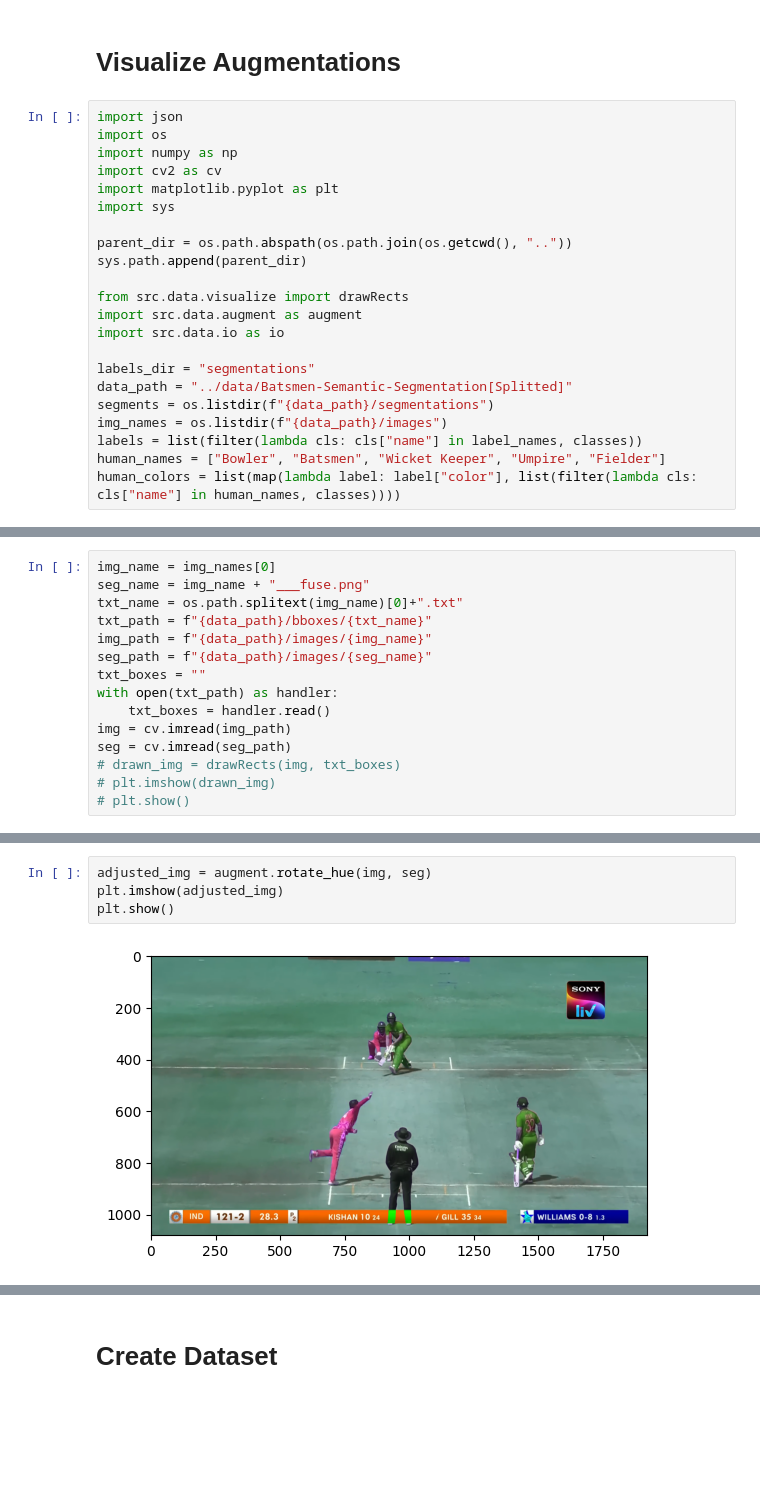
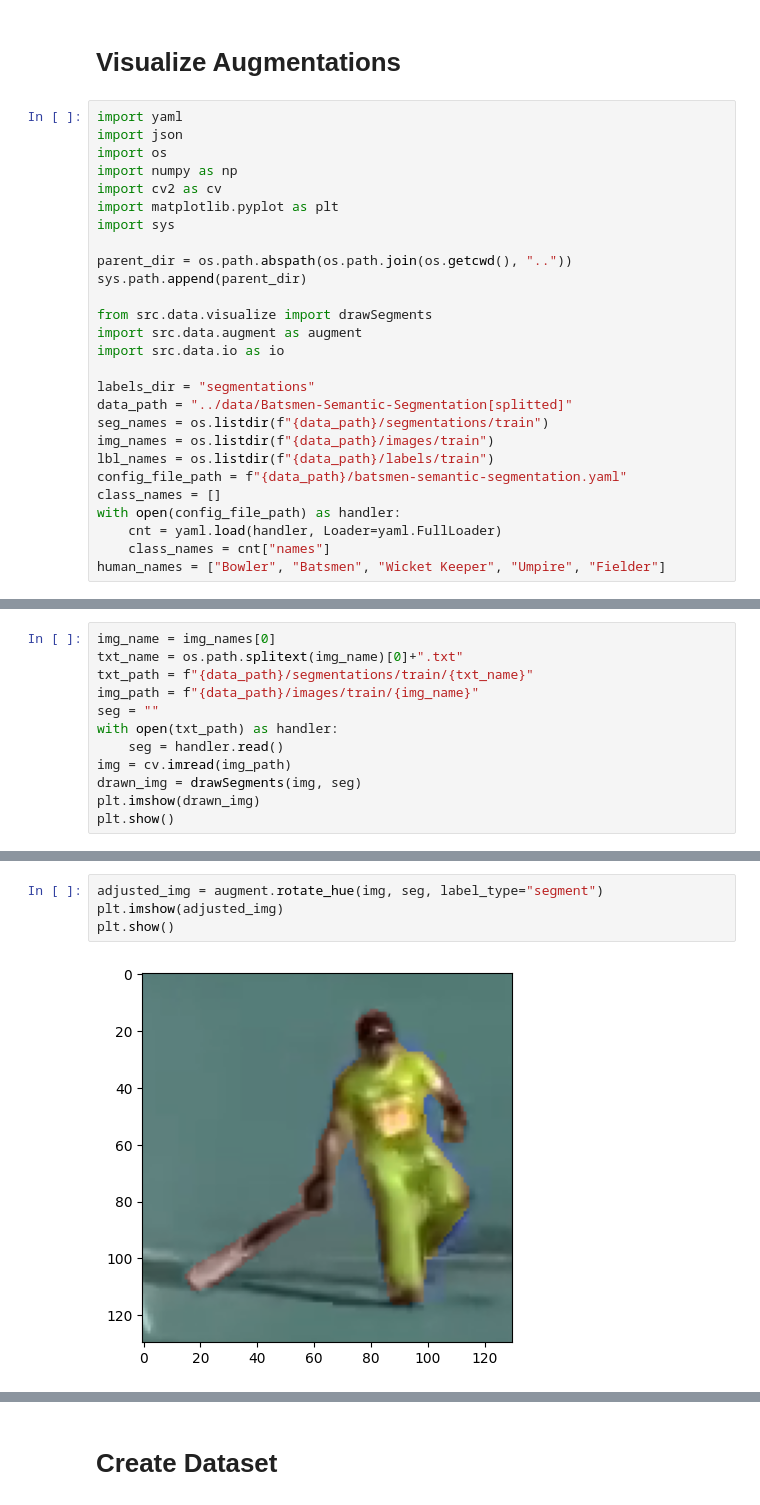
Before and after one commit to OsuraSenitha/third-umpire-decision-automation, a Jupyter notebook: backend/experiments/sandboxes/augment-images.ipynb, the cells around one changed output, grey strips where cells are left out. Saved outputs shown, nothing was run; the diff lists cells and outputs as text; blank space fills up the shorter version.

Commit message:
augmented dataset

```diff
--- a/backend/experiments/sandboxes/augment-images.ipynb
+++ b/backend/experiments/sandboxes/augment-images.ipynb
@@ -1,6 +1,7 @@
 # %% [markdown]
 # Visualize Augmentations
 # %%
+import yaml
 import json
 import os
 import numpy as np
@@ -11,14 +12,18 @@ import sys
 parent_dir = os.path.abspath(os.path.join(os.getcwd(), ".."))
 sys.path.append(parent_dir)
 
-from src.data.visualize import drawRects
+from src.data.visualize import drawSegments
 import src.data.augment as augment
 import src.data.io as io
 
 labels_dir = "segmentations"
-data_path = "../data/Batsmen-Semantic-Segmentation[Splitted]"
-segments = os.listdir(f"{data_path}/segmentations")
-img_names = os.listdir(f"{data_path}/images")
-labels = list(filter(lambda cls: cls["name"] in label_names, classes))
+data_path = "../data/Batsmen-Semantic-Segmentation[splitted]"
+seg_names = os.listdir(f"{data_path}/segmentations/train")
+img_names = os.listdir(f"{data_path}/images/train")
+lbl_names = os.listdir(f"{data_path}/labels/train")
+config_file_path = f"{data_path}/batsmen-semantic-segmentation.yaml"
+class_names = []
+with open(config_file_path) as handler:
+    cnt = yaml.load(handler, Loader=yaml.FullLoader)
+    class_names = cnt["names"]
 human_names = ["Bowler", "Batsmen", "Wicket Keeper", "Umpire", "Fielder"]
-human_colors = list(map(lambda label: label["color"], list(filter(lambda cls: cls["name"] in human_names, classes))))
@@ -27,15 +30,12 @@ FileNotFoundError: [Errno 2] No such file or directory: '../data/Batsmen-Semanti
 # %%
 img_name = img_names[0]
-seg_name = img_name + "___fuse.png"
 txt_name = os.path.splitext(img_name)[0]+".txt"
-txt_path = f"{data_path}/bboxes/{txt_name}"
-img_path = f"{data_path}/images/{img_name}"
-seg_path = f"{data_path}/images/{seg_name}"
-txt_boxes = ""
+txt_path = f"{data_path}/segmentations/train/{txt_name}"
+img_path = f"{data_path}/images/train/{img_name}"
+seg = ""
 with open(txt_path) as handler:
-    txt_boxes = handler.read()
+    seg = handler.read()
 img = cv.imread(img_path)
-seg = cv.imread(seg_path)
-# drawn_img = drawRects(img, txt_boxes)
-# plt.imshow(drawn_img)
-# plt.show()
+drawn_img = drawSegments(img, seg)
+plt.imshow(drawn_img)
+plt.show()
@@ -42,9 +51,9 @@ seg = cv.imread(seg_path)
 # %%
-adjusted_img = augment.rotate_hue(img, seg)
+adjusted_img = augment.rotate_hue(img, seg, label_type="segment")
 plt.imshow(adjusted_img)
 plt.show()
 # %% [output]
-[figure, old version]
+[figure, new version]
 # %%
 blur_img = augment.blur(img)
 plt.imshow(blur_img)
```
Also changed, not shown: parts of 9 cells of this notebook, 4 other files.
